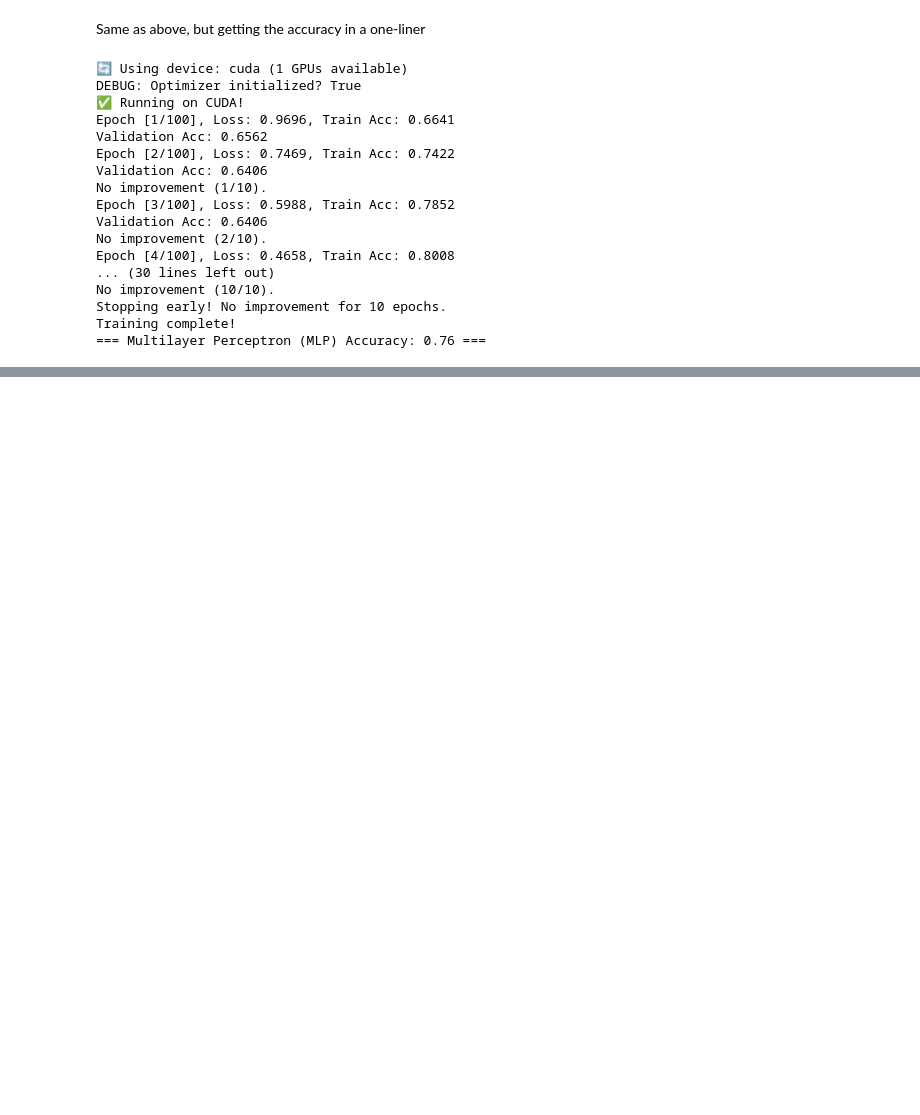
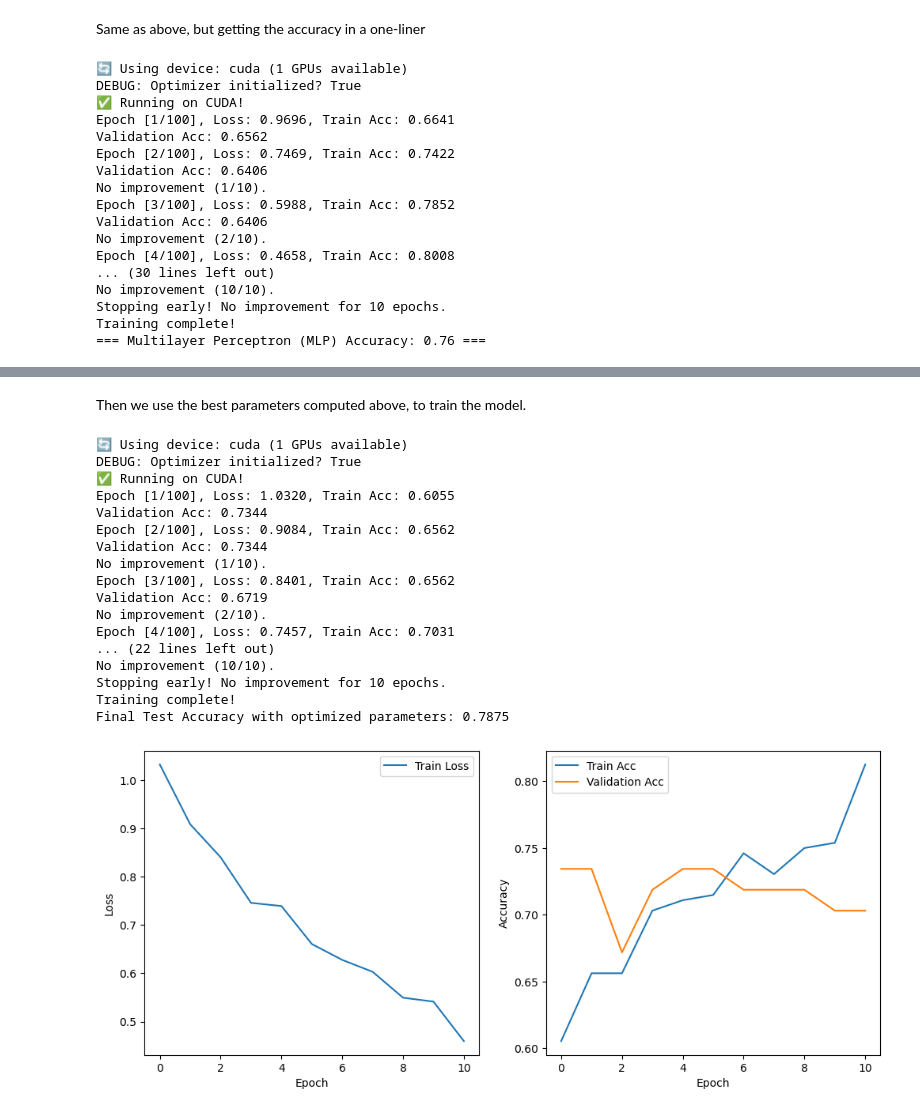
Before and after one commit to GrignardReagent/SSA, a Jupyter notebook: notebooks/MLP.ipynb, the cells around one changed output, grey strips where cells are left out. Cells and saved outputs as stored; diff of their text form; code cells hidden in the pictures; blank space fills up the shorter version.

Commit message:
Add utility functions for reproducibility and data loading; refactor MLP model to support multiple optimizers; added hyperparameter finetuning example to MLP.ipynb.

```diff
--- a/notebooks/MLP.ipynb
+++ b/notebooks/MLP.ipynb
@@ -305,0 +416,69 @@ MLP Test Accuracy: 0.5500
+# %% [markdown]
+Then we use the best parameters computed above, to train the model.
+# %%
+best_params = study.best_params
+
+model = MLP(
+    input_size=X_train.shape[1],
+    hidden_size=[best_params["hidden_size_1"], best_params["hidden_size_2"]],
+    output_size=len(set(y_train)),
+    dropout_rate=best_params["dropout_rate"],
+    learning_rate=best_params["learning_rate"]
+)
+
+# Set optimizer based on best selection
+if best_params["optimizer"] == "SGD":
+    model.optimizer = torch.optim.SGD(model.parameters(), lr=best_params["learning_rate"], momentum=0.9)
+elif best_params["optimizer"] == "AdamW":
+    model.optimizer = torch.optim.AdamW(model.parameters(), lr=best_params["learning_rate"])
+
+# Data loaders with best batch size
+train_loader = DataLoader(TensorDataset(torch.tensor(X_train, dtype=torch.float32), torch.tensor(y_train, dtype=torch.long)),
+                          batch_size=best_params["batch_size"], shuffle=True)
+val_loader = DataLoader(TensorDataset(torch.tensor(X_val, dtype=torch.float32), torch.tensor(y_val, dtype=torch.long)),
+                        batch_size=best_params["batch_size"], shuffle=False)
+test_loader = DataLoader(TensorDataset(torch.tensor(X_test, dtype=torch.float32), torch.tensor(y_test, dtype=torch.long)),
+                         batch_size=best_params["batch_size"], shuffle=False)
+
+# Train the final model
+history = model.train_model(train_loader, val_loader, epochs=best_params["epochs"])
+
+# Final evaluation on the test set
+final_accuracy = model.evaluate(test_loader)
+print(f"Final Test Accuracy with optimized parameters: {final_accuracy:.4f}")
+
+# Plot training history
+plt.figure(figsize=(12,5))
+plt.subplot(1,2,1)
+plt.plot(history['train_loss'], label='Train Loss')
+plt.xlabel('Epoch')
+plt.ylabel('Loss')
+plt.legend()
+
+plt.subplot(1,2,2)
+plt.plot(history['train_acc'], label='Train Acc')
+plt.plot(history['val_acc'], label='Validation Acc')
+plt.xlabel('Epoch')
+plt.ylabel('Accuracy')
+plt.legend()
+
+plt.show()
+# %% [output]
+🔄 Using device: cuda (1 GPUs available)
+DEBUG: Optimizer initialized? True
+✅ Running on CUDA!
+Epoch [1/100], Loss: 1.0320, Train Acc: 0.6055
+Validation Acc: 0.7344
+Epoch [2/100], Loss: 0.9084, Train Acc: 0.6562
+Validation Acc: 0.7344
+No improvement (1/10).
+Epoch [3/100], Loss: 0.8401, Train Acc: 0.6562
+Validation Acc: 0.6719
+No improvement (2/10).
+Epoch [4/100], Loss: 0.7457, Train Acc: 0.7031
+... (22 lines left out)
+No improvement (10/10).
+Stopping early! No improvement for 10 epochs.
+Training complete!
+Final Test Accuracy with optimized parameters: 0.7875
+[figure, added]
```
Also changed, not shown: parts of 4 cells of this notebook, 4 other files.
